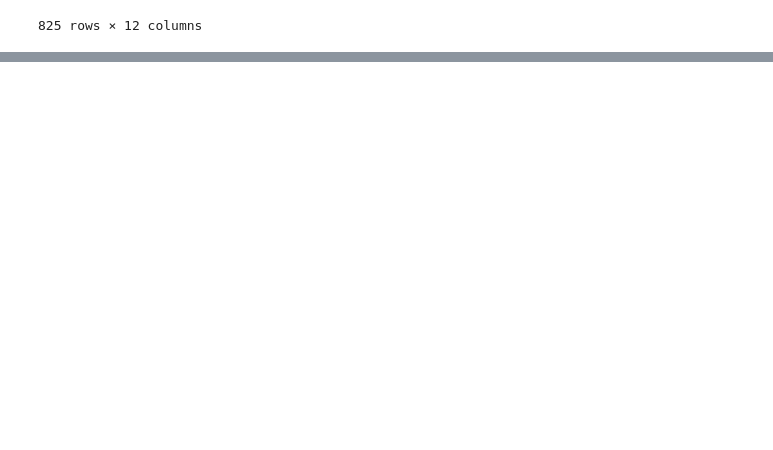
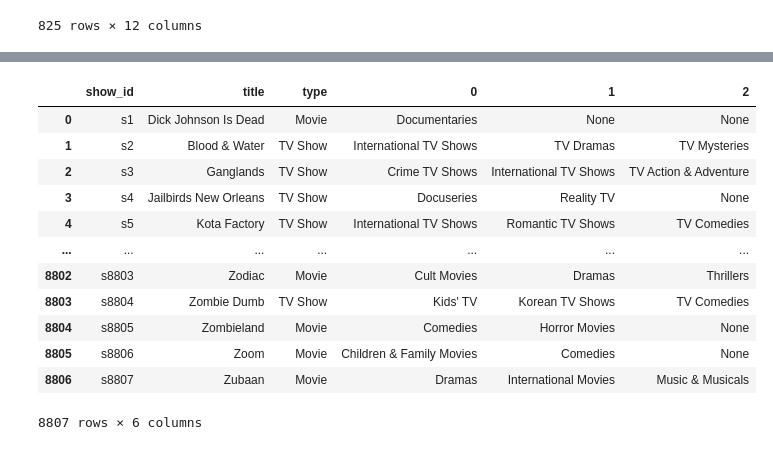
Before and after one commit to Rik01/Netflix, a Jupyter notebook: Netflix.ipynb, the cells around one changed output, grey strips where cells are left out. Cells and saved outputs as stored; diff of their text form; code cells hidden in the pictures; blank space fills up the shorter version.

```diff
--- a/Netflix.ipynb
+++ b/Netflix.ipynb
@@ -1368,0 +1382,4 @@ data[data.cast.isnull()]
+# %%
+data.director.replace(np.nan, 'No Data', inplace=True)
+# %%
+data.drop_duplicates(inplace=True)
@@ -1368,0 +1422,20 @@ data[data.cast.isnull()]
+# %%
+data_genre=data[['show_id','title','type','listed_in']]
+# %%
+data_genre=data_genre.drop('listed_in',axis=1).join(data_genre.listed_in.str.split(', ',expand=True))
+# %%
+data_genre
+# %% [output]
+|  | show_id | title | type | 0 | 1 | 2 |
+| 0 | s1 | Dick Johnson Is Dead | Movie | Documentaries | None | None |
+| 1 | s2 | Blood & Water | TV Show | International TV Shows | TV Dramas | TV Mysteries |
+| 2 | s3 | Ganglands | TV Show | Crime TV Shows | International TV Shows | TV Action & Adventure |
+| 3 | s4 | Jailbirds New Orleans | TV Show | Docuseries | Reality TV | None |
+| 4 | s5 | Kota Factory | TV Show | International TV Shows | Romantic TV Shows | TV Comedies |
+| ... | ... | ... | ... | ... | ... | ... |
+| 8802 | s8803 | Zodiac | Movie | Cult Movies | Dramas | Thrillers |
+| 8803 | s8804 | Zombie Dumb | TV Show | Kids' TV | Korean TV Shows | TV Comedies |
+| 8804 | s8805 | Zombieland | Movie | Comedies | Horror Movies | None |
+| 8805 | s8806 | Zoom | Movie | Children & Family Movies | Comedies | None |
+| 8806 | s8807 | Zubaan | Movie | Dramas | International Movies | Music & Musicals |
+8807 rows × 6 columns
```
Also changed, not shown: parts of 35 cells of this notebook.
